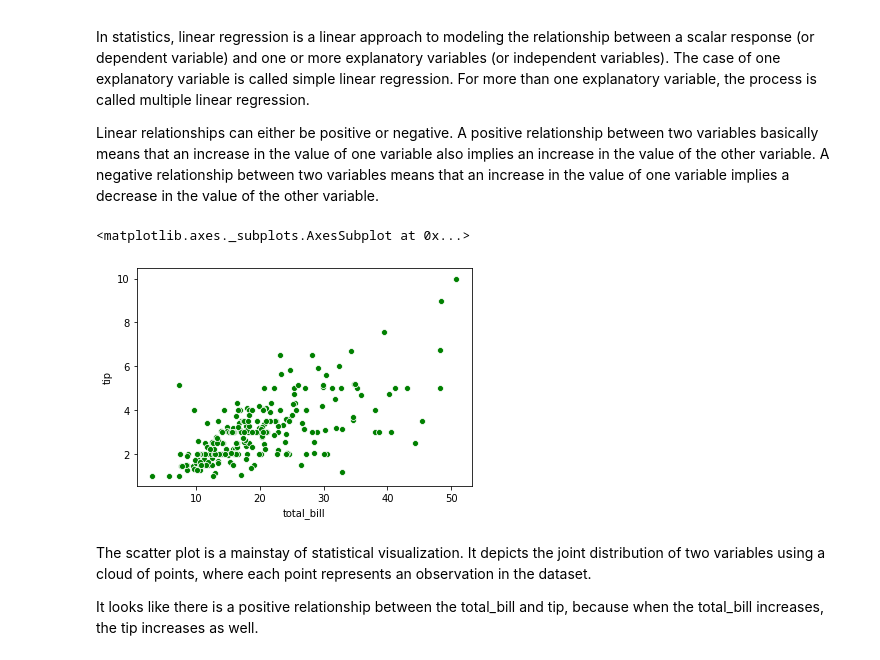
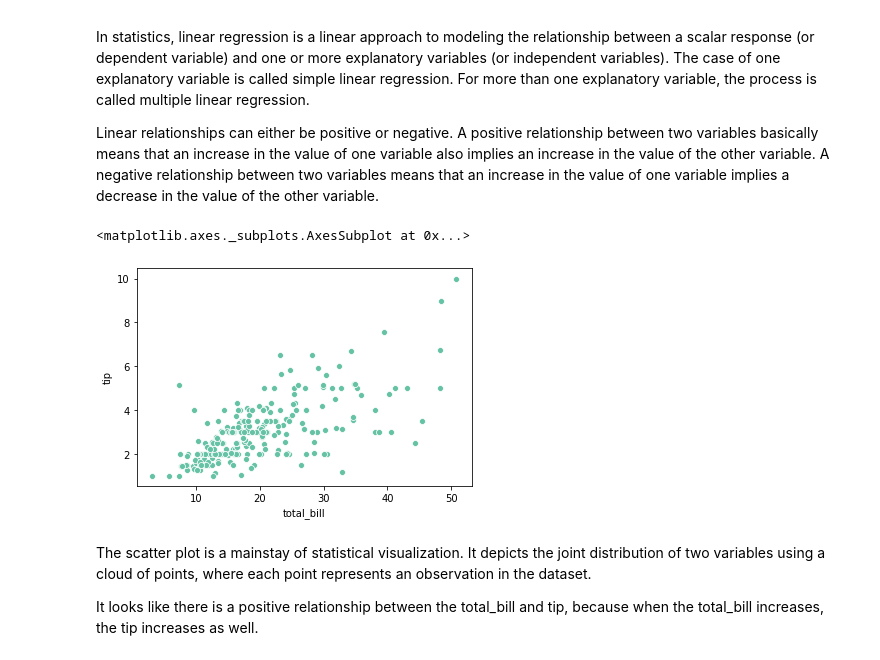
Before and after one commit to amacuga/fundamentals-assessment, a Jupyter notebook: Assessment.ipynb, the cells around one changed output. Saved outputs shown, nothing was run; the diff lists cells and outputs as text; code cells hidden in the pictures.

```diff
--- a/Assessment.ipynb
+++ b/Assessment.ipynb
@@ -17,6 +17,9 @@ import seaborn as sns
 import pandas as pd
 import numpy as np
 import matplotlib.pyplot as plt
+
+# Set the color palette
+sns.set_palette("Set2")
 # %% [markdown]
 # Part 1. Description
 # %% [markdown]
@@ -226,10 +229,10 @@ In statistics, linear regression is a linear approach to modeling the relationsh
 Linear relationships can either be positive or negative. A positive relationship between two variables basically means that an increase in the value of one variable also implies an increase in the value of the other variable. A negative relationship between two variables means that an increase in the value of one variable implies a decrease in the value of the other variable.
 # %%
 # Create the scatterplot.
-sns.scatterplot(x = "total_bill", y = "tip", data = tips, color = "g")
+sns.scatterplot(x = "total_bill", y = "tip", data = tips)
 # %% [output]
 <matplotlib.axes._subplots.AxesSubplot at 0x...>
-[figure, old version]
+[figure, new version]
 # %% [markdown]
 The scatter plot is a mainstay of statistical visualization. It depicts the joint distribution of two variables using a cloud of points, where each point represents an observation in the dataset.
 
```
Also changed, not shown: parts of 10 cells of this notebook.
